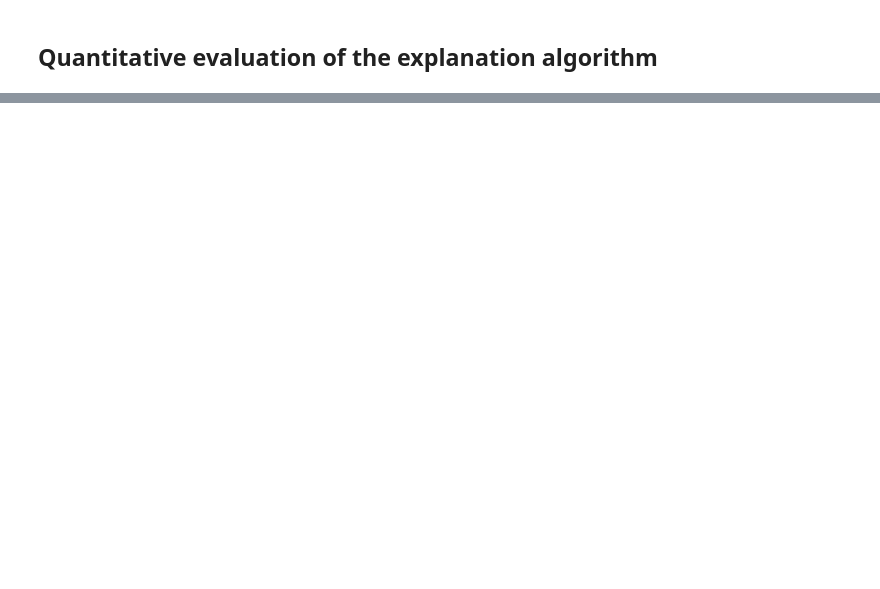
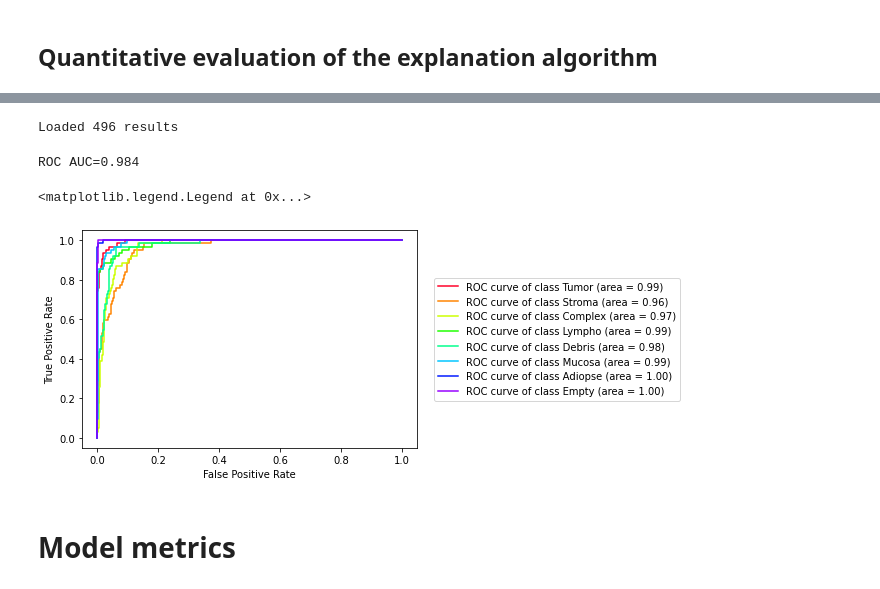
Before and after one commit to e-mags/ECE1512_Project_A, a Jupyter notebook: HMT.ipynb, the cells around one changed output, grey strips where cells are left out. Drawn from its saved outputs; the diff is of its cells as text; code cells hidden in the pictures; blank space fills up the shorter version.

Commit message:
Added metrics

```diff
--- a/HMT.ipynb
+++ b/HMT.ipynb
@@ -565,0 +564,50 @@ print('GradCAM Avg. Increase %%: %0.1f'%(drop_rate_gradcam[1]*100))
+# %%
+#@title Load labels and predictions
+from sklearn import metrics
+from sklearn.preprocessing import label_binarize
+
+test_generator.reset()
+n_cls = test_generator.num_classes
+y_test_bin = np.zeros([0,n_cls])
+y_pred_frac = np.zeros([0,n_cls])
+for _ in range(16):
+  image_batch,label_batch=test_generator.next()
+  prediction = model.predict(image_batch)
+  y_test_bin = np.vstack([y_test_bin,label_batch])
+  y_pred_frac = np.vstack([y_pred_frac,prediction])
+
+y_pred = np.argmax(y_pred_frac,axis=1)
+y_pred_bin = label_binarize(y_pred,range(n_cls))
+y_test = np.argmax(y_test_bin,axis=1)
+print('Loaded %0.f results'%y_pred.shape[0])
+# %% [output]
+Loaded 496 results
+# %%
+fpr = dict()
+tpr = dict()
+roc_auc = dict()
+
+for i in range(n_cls):
+  fpr[i],tpr[i],_ = metrics.roc_curve(y_test_bin[:,i],y_pred_frac[:,i])
+  roc_auc[i] = metrics.auc(fpr[i],tpr[i])
+
+y_pred_auc = metrics.roc_auc_score(y_test_bin,y_pred_frac,multi_class='ovr')
+
+# score summary
+print('ROC AUC=%.3f'%y_pred_auc)
+
+cm = plt.get_cmap('gist_rainbow')
+fig = plt.figure()
+ax = fig.add_subplot(111)
+ax.set_prop_cycle(color=[cm(1.*i/n_cls) for i in range(n_cls)])
+for i in range(n_cls):
+  ax.plot(fpr[i],tpr[i],label='ROC curve of class %s (area = %0.2f)'%(classes[i],roc_auc[i]))
+plt.xlabel('False Positive Rate')
+plt.ylabel('True Positive Rate')
+ax.legend(loc='right',bbox_to_anchor=(1.8,.5))
+# %% [output]
+ROC AUC=0.984
+<matplotlib.legend.Legend at 0x...>
+[figure, added]
+# %% [markdown]
+# Model metrics
```
Also changed, not shown: parts of 15 cells of this notebook.
